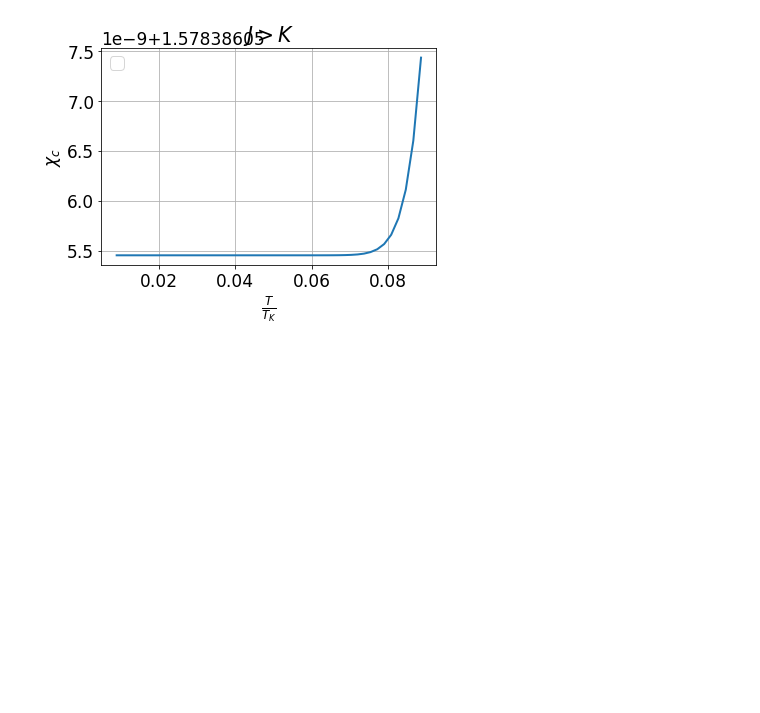
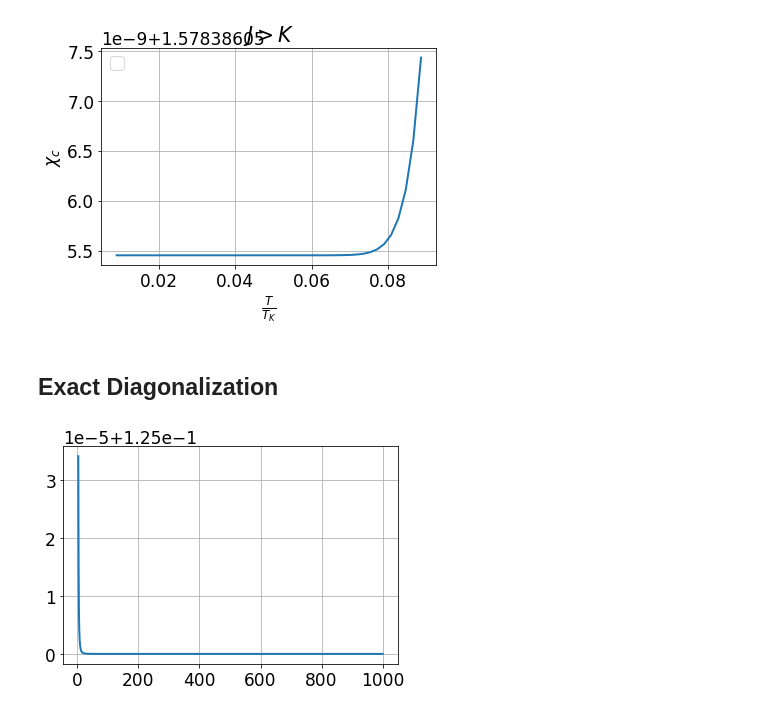
Before and after one commit to abhirup-m/Anderson-Impurity-Model-URG, a Jupyter notebook: spin-charge-symmetrical/chi.ipynb, the cells around one changed output. Saved outputs shown, nothing was run; the diff lists cells and outputs as text; code cells hidden in the pictures; blank space fills up the shorter version.

```diff
--- a/spin-charge-symmetrical/chi.ipynb
+++ b/spin-charge-symmetrical/chi.ipynb
@@ -410,3 +412,5 @@ plt.show()
 [figure]
 No handles with labels found to put in legend.
 [figure]
+# %% [markdown]
+## Exact Diagonalization
@@ -412,0 +518,45 @@ No handles with labels found to put in legend.
+# %%
+Ek_0 = np.array([-0.2, -0.1, 0.1, 0.2])
+dim = len(Ek_0)
+
+U = 0
+V = 0.4457474905806519
+J = 0.2155423683094237
+K = 0.02214849165301451
+ed = -U/2
+
+
+H = 0
+H += kin_en(Ek_0, V, J, K, U)
+H += imp_energy(Ek_0, V, J, K, U)
+H += hyb(Ek_0, V, J, K, U)
+H += spin(Ek_0, V, J, K, U)
+H += charge(Ek_0, V, J, K, U)
+H = 0.5 * (H + H.dag())
+vals, vecs = H.eigenstates()
+imp_up = [create(2)*destroy(2), identity(2)]
+imp_dn = [identity(2), create(2)*destroy(2)]
+imp_updn = [create(2)*destroy(2), create(2)*destroy(2)]
+bath = [identity(2)]*2*dim
+Sz_sq_op = 0.25*(tensor(imp_up+bath) + tensor(imp_dn+bath) - 2*tensor(imp_updn+bath))
+Sz_sq_arr = np.array([np.real((ket.dag() * Sz_sq_op * ket)[0][0][0]) for ket in vecs])
+
+H0 = 0
+H0 += kin_en(Ek_0, V, J, K, U)
+H0 += imp_energy(Ek_0, V, J, K, U)
+vals0, vecs0 = H0.eigenstates()
+Sz_sq_arr0 = np.array([np.real((ket.dag() * Sz_sq_op * ket)[0][0][0]) for ket in vecs0])
+
+Trange = 10**np.linspace(-3, 0, 1000, endpoint=True, dtype=float)
+susc_J = []
+for T in tqdm(Trange):
+    kB = 1
+    beta = 1/(kB * T)
+    Z = sum(np.exp(-vals * beta))
+    Z0 = sum(np.exp(-vals0 * beta))
+    susc_J.append(beta*sum(Sz_sq_arr*np.exp(-beta*vals))/Z - beta*sum(Sz_sq_arr0*np.exp(-beta*vals0))/Z0 + 1/8) #- beta * sum() / Z
+
+plt.plot(Trange, susc_J)
+plt.show()
+# %% [output]
+[figure, added]
```
Also changed, not shown: parts of 2 cells of this notebook, 28 other files.
